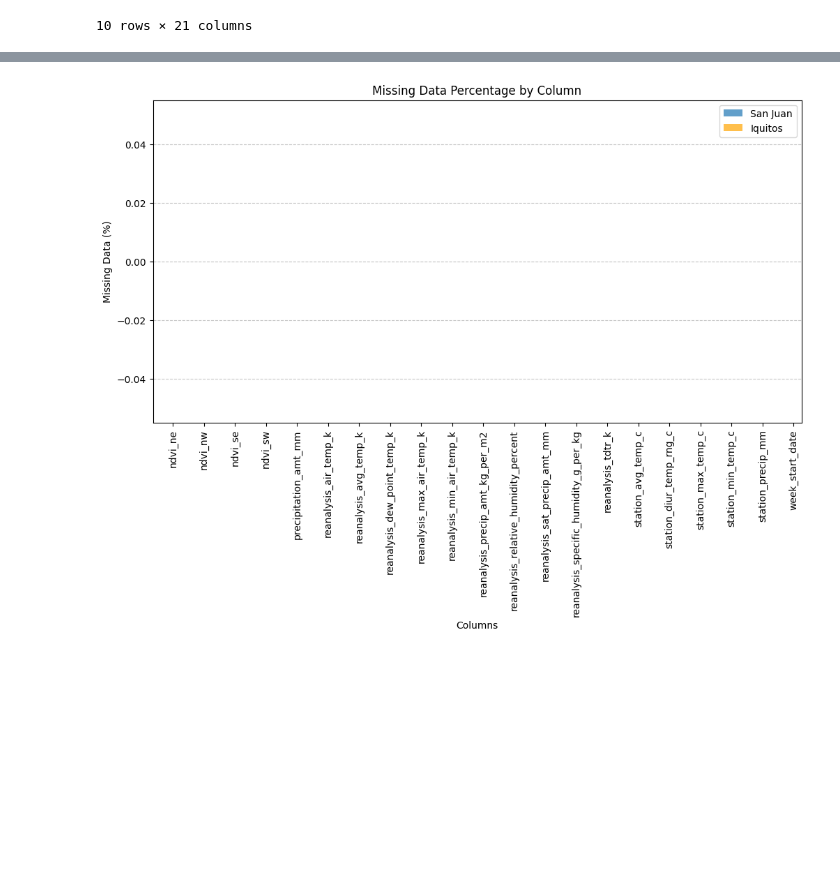
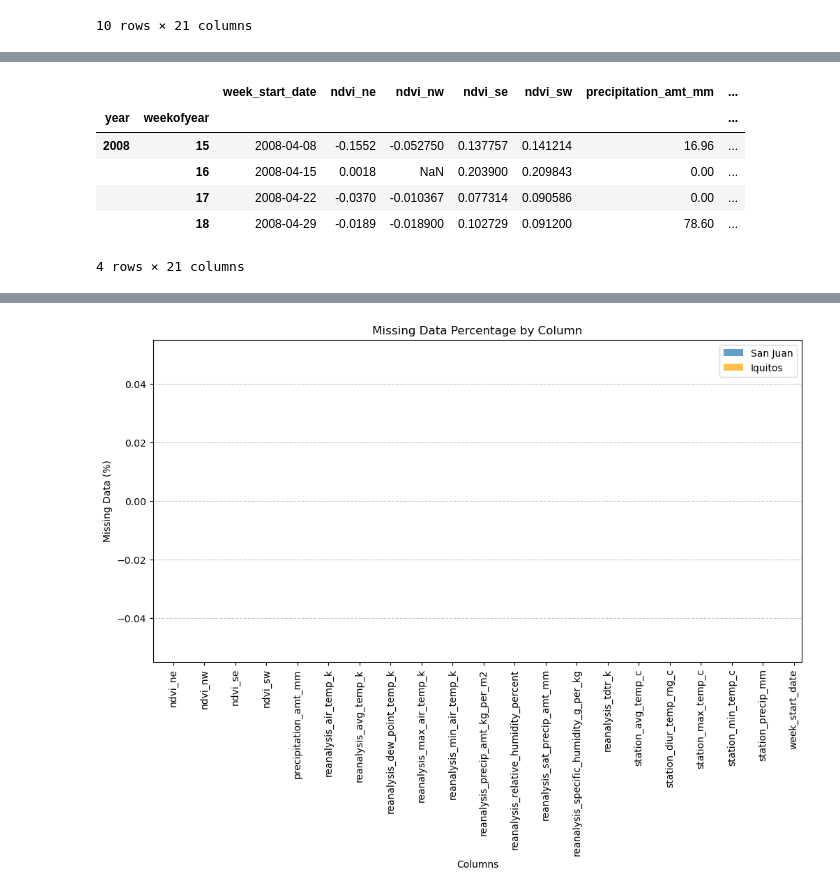
Before and after one commit to GasparSekula/PredictingDiseaseSpread, a Jupyter notebook: notebooks/FE.ipynb, the cells around one changed output, grey strips where cells are left out. Saved outputs shown, nothing was run; the diff lists cells and outputs as text; code cells hidden in the pictures; blank space fills up the shorter version.

```diff
--- a/notebooks/FE.ipynb
+++ b/notebooks/FE.ipynb
@@ -30,0 +48,6 @@ sj_features_train.head(n=10)
+# %%
+sj_features_test_added_rows, sj_labels_test_added_rows = add_last_train_rows_to_test(train_x=sj_features_train,
+                            test_x=sj_features_test,
+                            train_y=sj_labels_train,
+                            label = "total_cases",
+                            add_k_rows=3)
@@ -30,0 +64,10 @@ sj_features_train.head(n=10)
+# %%
+sj_features_test_added_rows.head(4)
+# %% [output]
+|  |  | week_start_date | ndvi_ne | ndvi_nw | ndvi_se | ndvi_sw | precipitation_amt_mm | ... |
+| year | weekofyear |  |  |  |  |  |  | ... |
+| 2008 | 15 | 2008-04-08 | -0.1552 | -0.052750 | 0.137757 | 0.141214 | 16.96 | ... |
+|  | 16 | 2008-04-15 | 0.0018 | NaN | 0.203900 | 0.209843 | 0.00 | ... |
+|  | 17 | 2008-04-22 | -0.0370 | -0.010367 | 0.077314 | 0.090586 | 0.00 | ... |
+|  | 18 | 2008-04-29 | -0.0189 | -0.018900 | 0.102729 | 0.091200 | 78.60 | ... |
+4 rows × 21 columns
```
Also changed, not shown: parts of 14 cells of this notebook, 2 other files.
